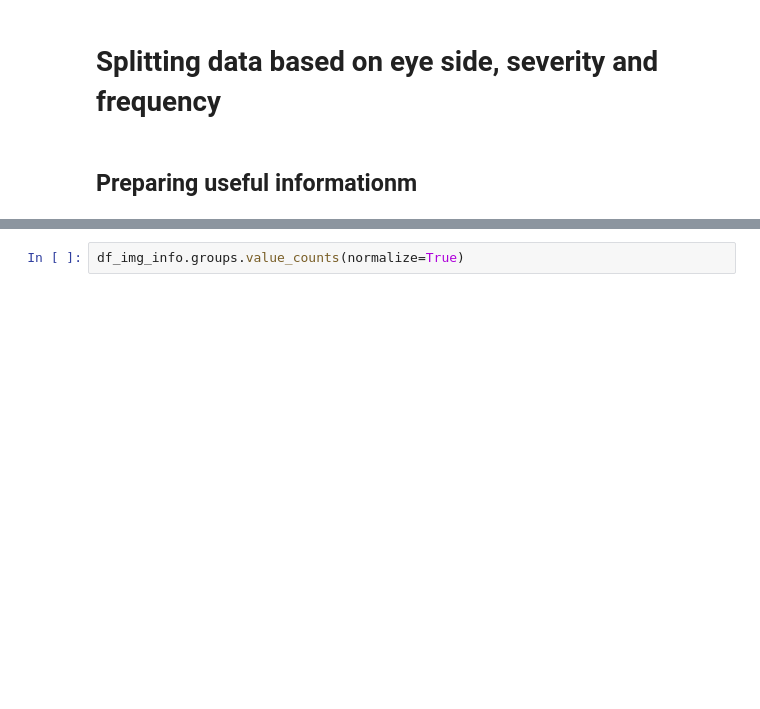
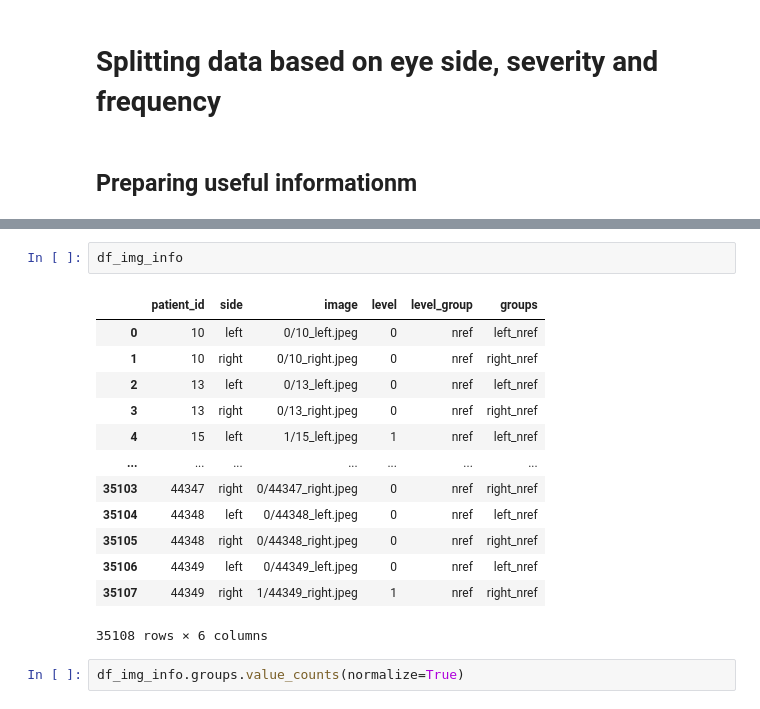
Before and after one commit to Daniel-Arayala/vit-spurious-robustness, a Jupyter notebook: notebooks/SpuriousDataSplitter.ipynb, the cells around one changed output, grey strips where cells are left out. Cells and saved outputs as stored; diff of their text form; blank space fills up the shorter version.

```diff
--- a/notebooks/SpuriousDataSplitter.ipynb
+++ b/notebooks/SpuriousDataSplitter.ipynb
@@ -67,3 +111,19 @@ df_img_info['groups'] = df_img_info['side'] + '_' + df_img_info['level_group']
+# %%
+df_img_info
+# %% [output]
+|  | patient_id | side | image | level | level_group | groups |
+| 0 | 10 | left | 0/10_left.jpeg | 0 | nref | left_nref |
+| 1 | 10 | right | 0/10_right.jpeg | 0 | nref | right_nref |
+| 2 | 13 | left | 0/13_left.jpeg | 0 | nref | left_nref |
+| 3 | 13 | right | 0/13_right.jpeg | 0 | nref | right_nref |
+| 4 | 15 | left | 1/15_left.jpeg | 1 | nref | left_nref |
+| ... | ... | ... | ... | ... | ... | ... |
+| 35103 | 44347 | right | 0/44347_right.jpeg | 0 | nref | right_nref |
+| 35104 | 44348 | left | 0/44348_left.jpeg | 0 | nref | left_nref |
+| 35105 | 44348 | right | 0/44348_right.jpeg | 0 | nref | right_nref |
+| 35106 | 44349 | left | 0/44349_left.jpeg | 0 | nref | left_nref |
+| 35107 | 44349 | right | 1/44349_right.jpeg | 1 | nref | right_nref |
+35108 rows × 6 columns
 # %%
 df_img_info.groups.value_counts(normalize=True)
 # %% [output]
```
Also changed, not shown: parts of 19 cells of this notebook, 4 other files.
